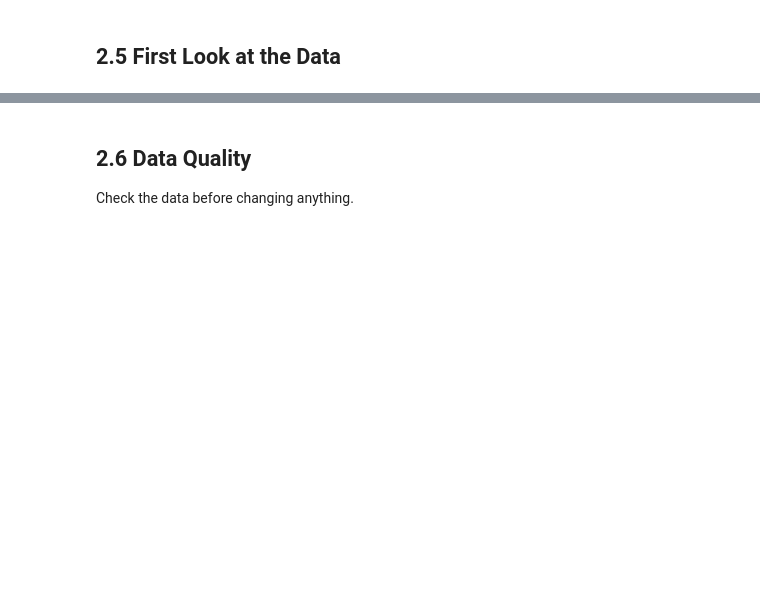
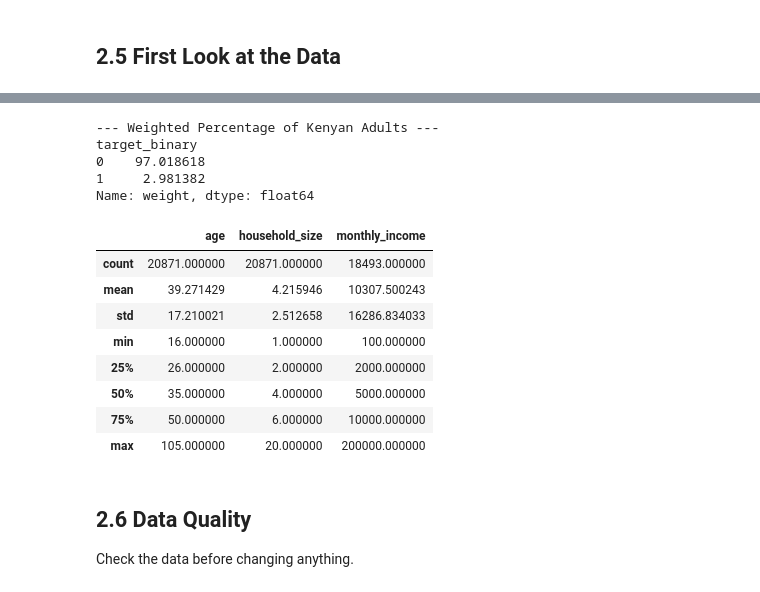
Before and after one commit to cyrus1557/investment-readiness-capstone-project, a Jupyter notebook: index.ipynb, the cells around one changed output, grey strips where cells are left out. Drawn from its saved outputs; the diff is of its cells as text; code cells hidden in the pictures; blank space fills up the shorter version.

```diff
--- a/index.ipynb
+++ b/index.ipynb
@@ -234,5 +338,31 @@ Define the column lists from the table in 2.1, so the rest of the notebook can u
+# %%
+#the % of those who invest using hhWeight (weighted % of Kenyan adults)
+
+#Convert target to binary (1 for Usage, 0 for Non-usage)
+df['target_binary'] = (df[TARGET] == 'Usage').astype(int)
+weighted_investors = df.groupby('target_binary')[WEIGHT].sum()
+weighted_pcts = (weighted_investors / weighted_investors.sum()) * 100
+print("\n--- Weighted Percentage of Kenyan Adults ---")
+print(weighted_pcts)
+# %% [output]
+--- Weighted Percentage of Kenyan Adults ---
+target_binary
+0    97.018618
+1     2.981382
+Name: weight, dtype: float64
 # %%
-# TODO: Summary statistics for the numeric columns (age, household size, income)
+#Summary statistics for the numeric columns (age, household size, income)
+df[['age', 'household_size', 'monthly_income']].describe()
+# %% [output]
+|  | age | household_size | monthly_income |
+| count | 20871.000000 | 20871.000000 | 18493.000000 |
+| mean | 39.271429 | 4.215946 | 10307.500243 |
+| std | 17.210021 | 2.512658 | 16286.834033 |
+| min | 16.000000 | 1.000000 | 100.000000 |
+| 25% | 26.000000 | 2.000000 | 2000.000000 |
+| 50% | 35.000000 | 4.000000 | 5000.000000 |
+| 75% | 50.000000 | 6.000000 | 10000.000000 |
+| max | 105.000000 | 20.000000 | 200000.000000 |
 # %% [markdown]
 ## 2.6 Data Quality
 Check the data before changing anything.
```
Also changed, not shown: parts of 23 cells of this notebook.
